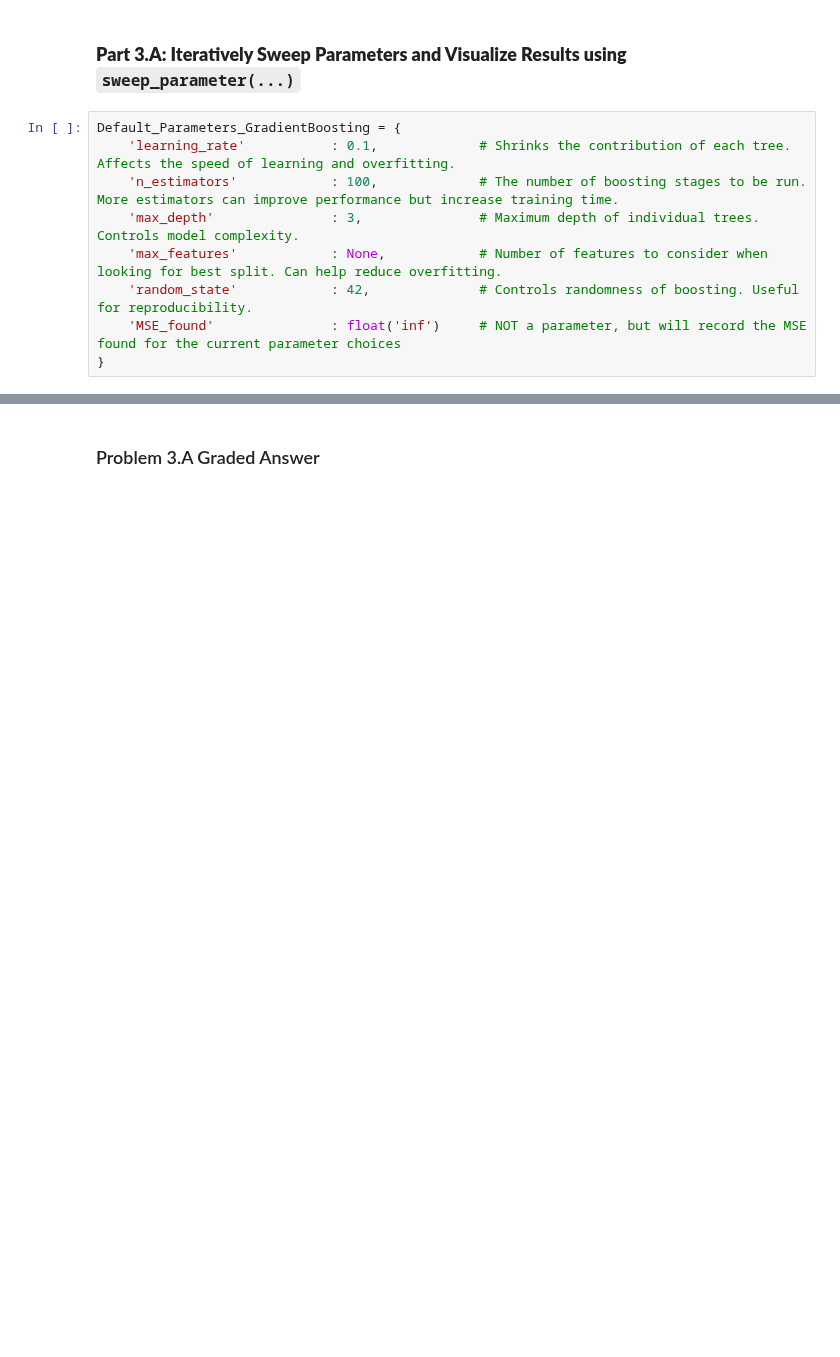
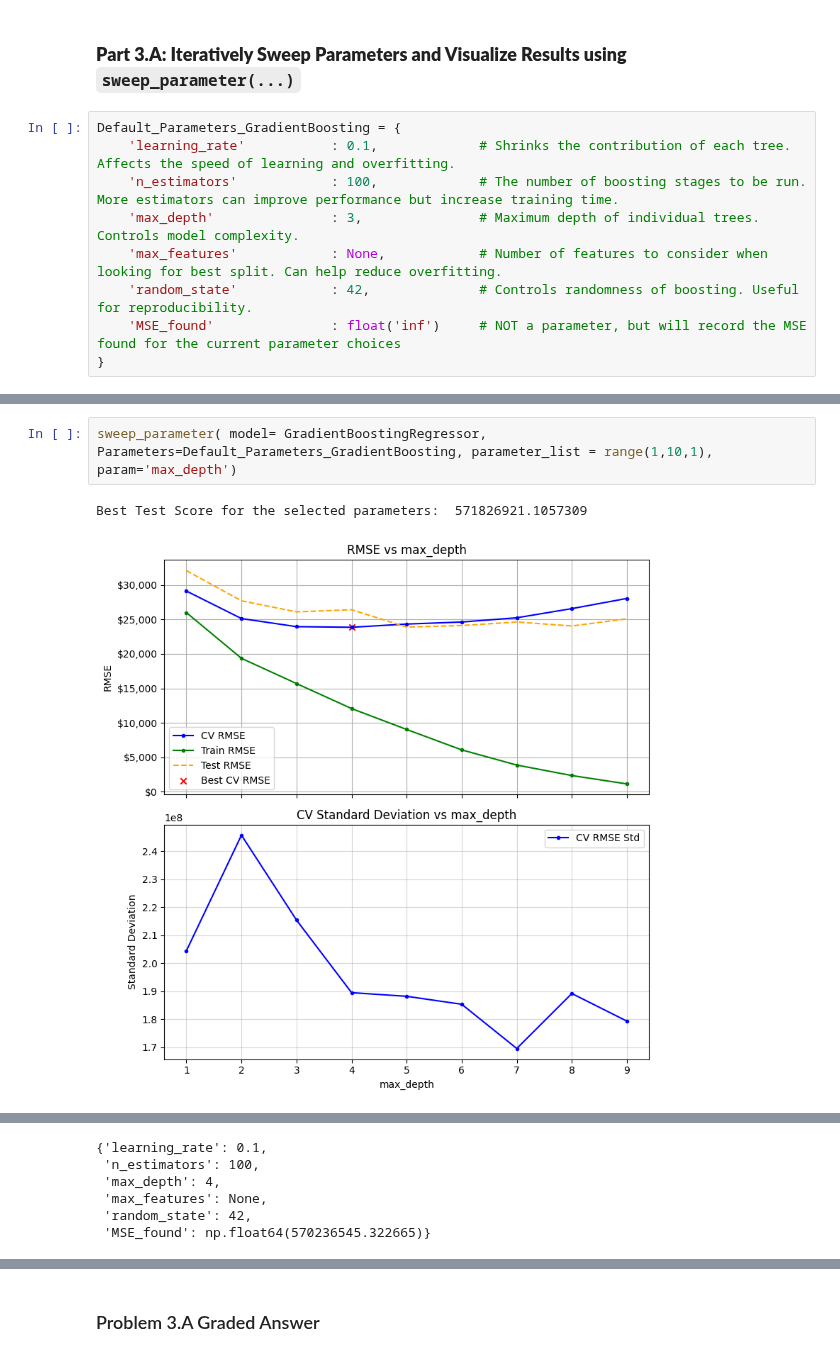
Before and after one commit to waysnyder/Module-3-Assignments, a Jupyter notebook: Homework_07.ipynb, the cells around one changed output, grey strips where cells are left out. Saved outputs shown, nothing was run; the diff lists cells and outputs as text; blank space fills up the shorter version.

```diff
--- a/Homework_07.ipynb
+++ b/Homework_07.ipynb
@@ -1607,0 +2098,5 @@ Default_Parameters_GradientBoosting = {
+# %%
+sweep_parameter( model= GradientBoostingRegressor, Parameters=Default_Parameters_GradientBoosting, parameter_list = range(1,10,1), param='max_depth')
+# %% [output]
+Best Test Score for the selected parameters:  571826921.1057309
+[figure, added]
@@ -1607,0 +2104,6 @@ Default_Parameters_GradientBoosting = {
+{'learning_rate': 0.1,
+ 'n_estimators': 100,
+ 'max_depth': 4,
+ 'max_features': None,
+ 'random_state': 42,
+ 'MSE_found': np.float64(570236545.322665)}
```
Also changed, not shown: parts of 40 cells of this notebook.
